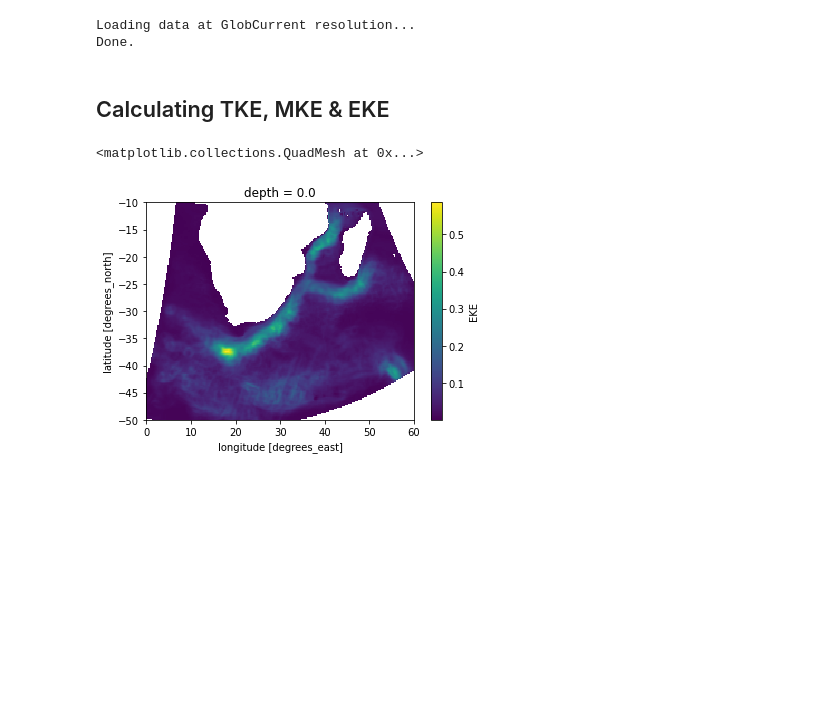
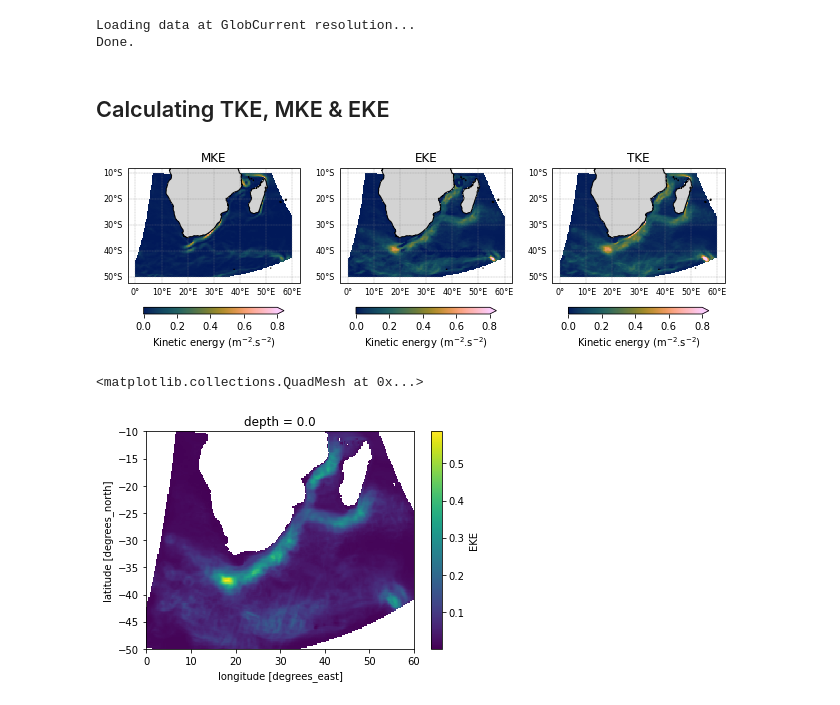
Before and after one commit to HarryLuyt/paper1_scripts, a Jupyter notebook: Scripts/MKE_EKE.ipynb, the cells around one changed output. Drawn from its saved outputs; the diff is of its cells as text; code cells hidden in the pictures; blank space fills up the shorter version.

Commit message:
Add plotting to function calculating energies

```diff
--- a/Scripts/MKE_EKE.ipynb
+++ b/Scripts/MKE_EKE.ipynb
@@ -130,19 +130,19 @@ def loadData(native=True):
         ds_free = xr.open_dataset('../Data/hycom_free_vel_regrid.nc')
         ds_free = ds_free.sel(time=slice('2009-03','2012-02'))
         # ensure lats and lons are exactly the same
-        ds_free['latitude'] = ds_gc['latitude']
-        ds_free['longitude'] = ds_gc['longitude']
+#         ds_free['latitude'] = ds_gc['latitude']
+#         ds_free['longitude'] = ds_gc['longitude']
 
         # load regridded HYCOM CCI dataset
         ds_cci = xr.open_dataset('../Data/hycom_cci_vel_regrid.nc')
         ds_cci = ds_cci.sel(time=slice('2009-03','2012-02'))
         # ensure lats and lons are exactly the same
-        ds_cci['latitude'] = ds_gc['latitude']
-        ds_cci['longitude'] = ds_gc['longitude']
+#         ds_cci['latitude'] = ds_gc['latitude']
+#         ds_cci['longitude'] = ds_gc['longitude']
 
 #         # load regridded HYCOM OSTIA dataset
-#         ds_ostia = xr.open_dataset('../Data/hycom_ostia_vel_regrid.nc')
-#         ds_ostia = ds_ostia.sel(time=slice('2009-03','2012-02'))
+        ds_ostia = xr.open_dataset('../Data/hycom_ostia_vel_regrid.nc')
+        ds_ostia = ds_ostia.sel(time=slice('2009-03','2012-02'))
 #         # ensure lats and lons are exactly the same
 #         ds_ostia['latitude'] = ds_gc['latitude']
 #         ds_ostia['longitude'] = ds_gc['longitude']
@@ -151,16 +151,16 @@ def loadData(native=True):
         ds_l2l3 = xr.open_dataset('../Data/hycom_l2l3_vel_regrid.nc')
         ds_l2l3 = ds_l2l3.sel(time=slice('2009-03','2012-02'))
         # ensure lats and lons are exactly the same
-        ds_l2l3['latitude'] = ds_gc['latitude']
-        ds_l2l3['longitude'] = ds_gc['longitude']
+#         ds_l2l3['latitude'] = ds_gc['latitude']
+#         ds_l2l3['longitude'] = ds_gc['longitude']
 
 #         # load regridded HYCOM L2 dataset
-#         ds_l2 = xr.open_dataset('../Data/hycom_l2_vel_regrid.nc')
-#         ds_l2 = ds_l2.sel(time=slice('2009-03','2012-02'))
+        ds_l2 = xr.open_dataset('../Data/hycom_l2p_vel_regrid.nc')
+        ds_l2 = ds_l2.sel(time=slice('2009-03','2012-02'))
 #         # ensure lats and lons are exactly the same
 #         ds_l2['latitude'] = ds_gc['latitude']
 #         ds_l2['longitude'] = ds_gc['longitude']
 
         NATIVELOADED = False
         print('Done.')
-        return ds_free, ds_cci, ds_l2l3, ds_cmems, ds_gc
+        return ds_free, ds_cci, ds_ostia, ds_l2l3, ds_l2, ds_cmems, ds_gc
@@ -167,5 +170,5 @@ def loadData(native=True):
 # %%
-ds_free, ds_cci, ds_l2l3, ds_cmems, ds_gc = loadData(native=False)
+ds_free, ds_cci, ds_ostia, ds_l2l3, ds_l2, ds_cmems, ds_gc = loadData(native=False)
 # %% [output]
 Loading data at GlobCurrent resolution...
 Done.
@@ -216,3 +260,7 @@ def calculateEnergies(simulation):
+# %%
+plotEnergies(ds_cci, 'CCI')
+# %% [output]
+[figure, added]
 # %%
 ds_free_tke['EKE'].plot()
 # %% [output]
```
Also changed, not shown: parts of 2 cells of this notebook.
